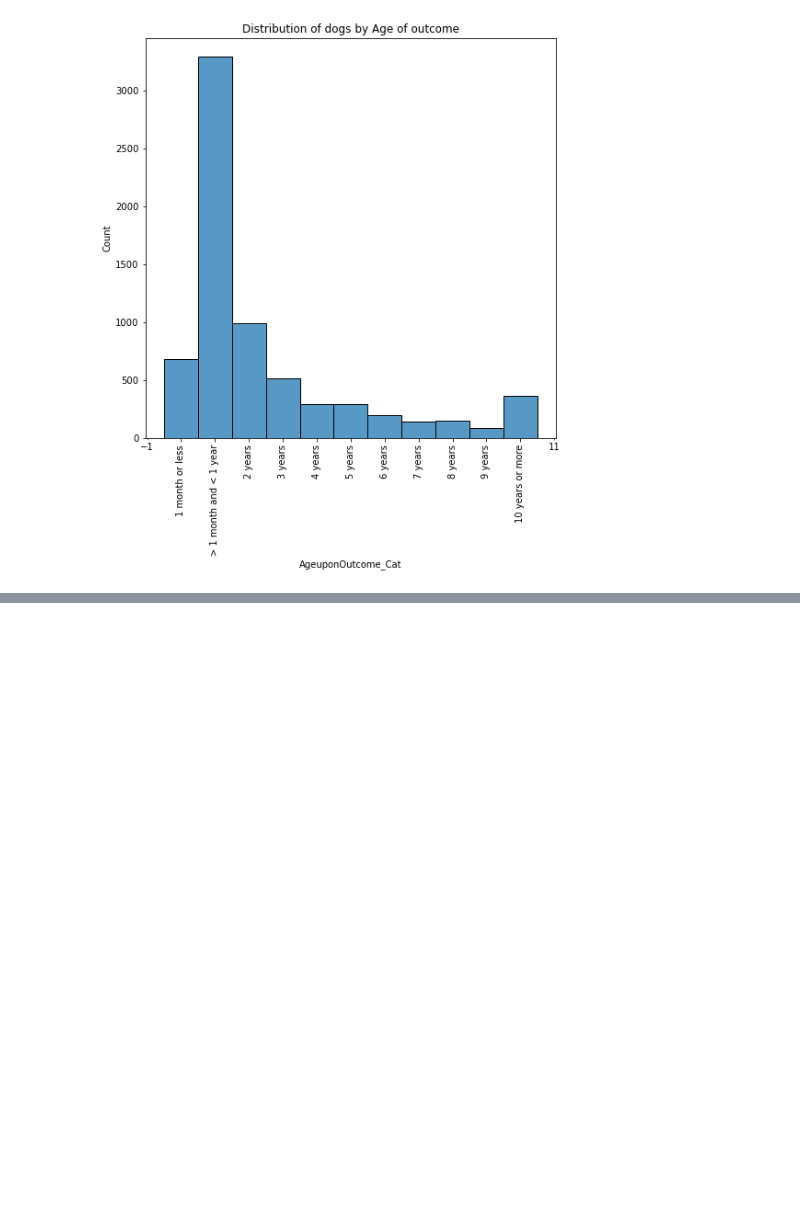
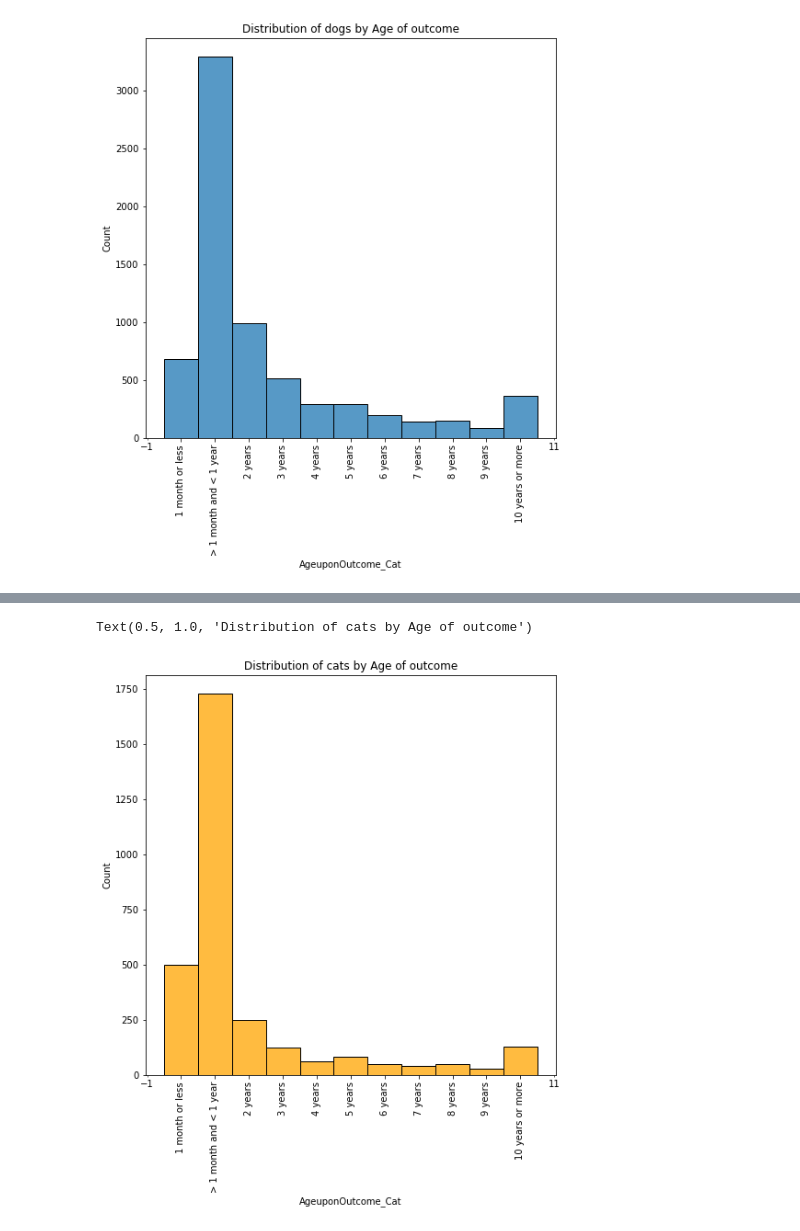
Before and after one commit to ironhack-bcn-data-pt/PR05-project-statistical-analysis, a Jupyter notebook: Project_05_pets.ipynb, the cells around one changed output, grey strips where cells are left out. Drawn from its saved outputs; the diff is of its cells as text; code cells hidden in the pictures; blank space fills up the shorter version.

```diff
--- a/Project_05_pets.ipynb
+++ b/Project_05_pets.ipynb
@@ -247,0 +243,13 @@ histplot(data=None, *, x=None, y=None, hue=None, weights=None, stat='count', bin
+# %%
+fig, ax = plt.subplots()
+fig.set_size_inches(8,8)
+bar = sns.histplot(data=pet_df[pet_df.AnimalType == 'Cat'],x='AgeuponOutcome_Cat',color='orange')
+from matplotlib.ticker import ScalarFormatter as SF
+from matplotlib.ticker import MultipleLocator as ML
+ax.xaxis.set_minor_locator(ML())
+ax.xaxis.set_minor_formatter(SF())
+ax.tick_params(axis='x',rotation=90)
+ax.set_title('Distribution of cats by Age of outcome')
+# %% [output]
+Text(0.5, 1.0, 'Distribution of cats by Age of outcome')
+[figure, added]
```
Also changed, not shown: parts of 15 cells of this notebook.
